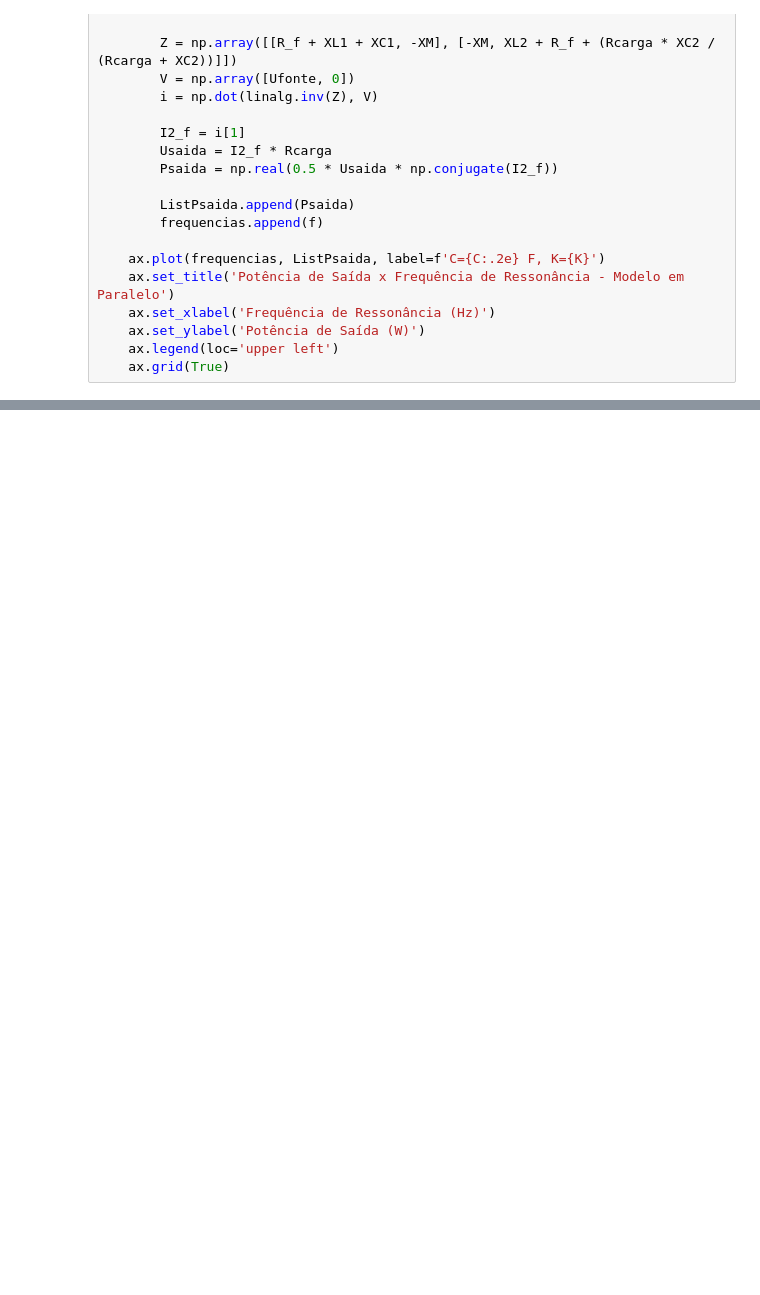
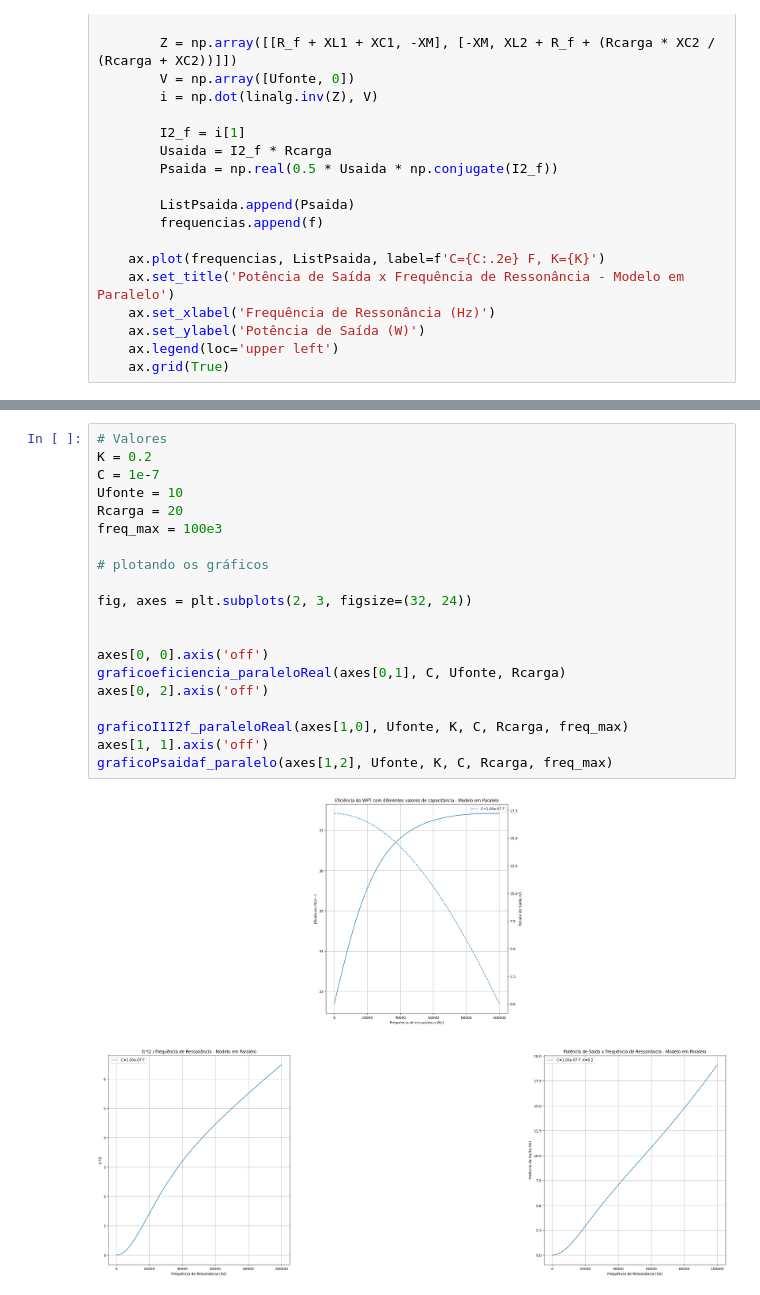
Before and after one commit to Luca-Krausz/ProjetoEletromag24.2, a Jupyter notebook: EletromagCapacitor.ipynb, the cells around one changed output, grey strips where cells are left out. Cells and saved outputs as stored; diff of their text form; blank space fills up the shorter version.

Commit message:
Parte 6 - Simulação com os valores reais

```diff
--- a/EletromagCapacitor.ipynb
+++ b/EletromagCapacitor.ipynb
@@ -494,0 +627,22 @@ L = 0.15831435 mH
+# %%
+# Valores
+K = 0.2
+C = 1e-7
+Ufonte = 10
+Rcarga = 20
+freq_max = 100e3
+
+# plotando os gráficos
+
+fig, axes = plt.subplots(2, 3, figsize=(32, 24))
+
+
+axes[0, 0].axis('off')
+graficoeficiencia_paraleloReal(axes[0,1], C, Ufonte, Rcarga)
+axes[0, 2].axis('off')
+
+graficoI1I2f_paraleloReal(axes[1,0], Ufonte, K, C, Rcarga, freq_max)
+axes[1, 1].axis('off')
+graficoPsaidaf_paralelo(axes[1,2], Ufonte, K, C, Rcarga, freq_max)
+# %% [output]
+[figure, added]
```
Also changed, not shown: parts of 12 cells of this notebook.
